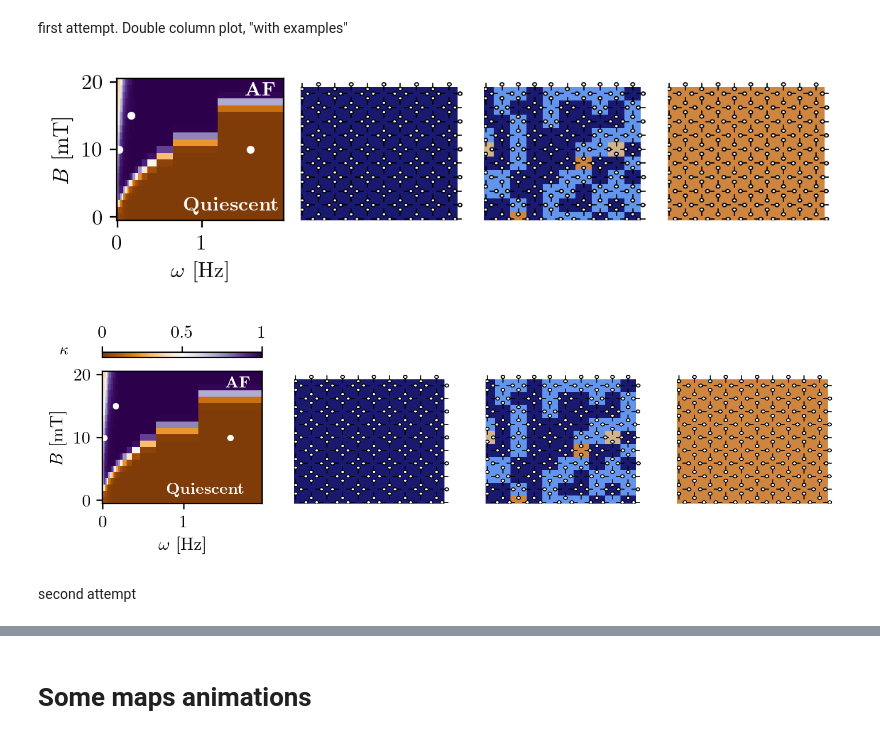
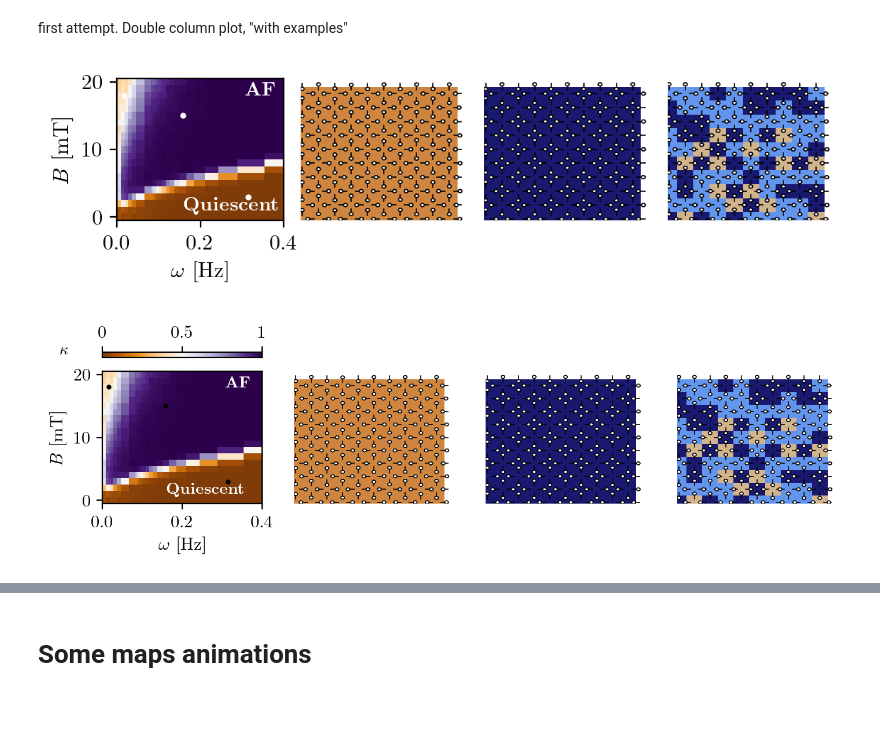
Before and after one commit to leogabac/frequencygs, a Jupyter notebook: src/notebooks/figure6.ipynb, the cells around one changed output, grey strips where cells are left out. Cells and saved outputs as stored; diff of their text form; code cells hidden in the pictures; blank space fills up the shorter version.

```diff
--- a/src/notebooks/figure6.ipynb
+++ b/src/notebooks/figure6.ipynb
@@ -45,8 +45,8 @@ plt.rcParams.update({
     'axes.labelsize':11,
 })
 # %%
-DRIVE = os.path.join(os.path.expanduser('~'),'shorui/projects')
-PROJECT = 'frequencygs/data/test11'
+DRIVE = os.path.join(os.path.expanduser('~'),'Documents/mnt/')
+PROJECT = 'frequencygs/repo/data/test11'
 SIZE = 10
 DATA_PATH = os.path.join(DRIVE,PROJECT,str(SIZE))
 DATA_PATH
@@ -107,7 +114,7 @@ fig.savefig("colorbar.pdf",dpi=300)
 [figure]
 # %%
 COL = 246/72
-fig = plt.figure(figsize=(COL,COL),dpi=100)
+fig = plt.figure(figsize=(COL,COL),dpi=200)
 gs = gridspec.GridSpec(2, 1, height_ratios=[0.01, 1], hspace=0.1)
 
 # Thin colorbar axes at the top
@@ -121,6 +128,7 @@ cmap = plt.get_cmap('PuOr')
 c = ax.pcolormesh(W, B, K, norm=norm, cmap=cmap, rasterized=True)
 ax.set_xlabel('$\\omega$ [Hz]', fontsize=11)
 ax.set_ylabel('$B$ [mT]', fontsize=11)
+ax.set_xlim(0,0.4)
 
 # Colorbar on top
 cbar = plt.colorbar(c, cax=cbax, orientation='horizontal')  # Orientation can be changed to horizontal if needed
@@ -137,9 +145,14 @@ x,y,w,h = (position.x0, position.y0, position.width, position.height)
 fig.text(x+0.65,y+0.7,'\\textbf{AF}', color='white')
 fig.text(x+0.5,y+0.05,'\\textbf{Quiescent}', color='white')
 
-times = [1,10,100]
+times = [5,10,100]
 omegas = np.pi/2/np.array(times)
-local_fields = [10,15,10]
+local_fields = [3,15,18]
+
+times = [5,10,100,100,100]
+omegas = np.pi/2/np.array(times)
+local_fields = [3,15,15,17,20]
+
 
 ax.plot(omegas,local_fields,'o',markersize=3, color='white')
 plt.show()
@@ -285,6 +298,11 @@ aspect_ratio = size[1]/size[0]
 # ===========================================================
 # Phase map
 # ===========================================================
+
+times = [5,10,100]
+omegas = np.pi/2/np.array(times)
+local_fields = [3,15,18]
+
 norm = plt.Normalize(0,1)
 cmap = plt.get_cmap('PuOr')
 
@@ -293,9 +311,8 @@ ax = fig.add_subplot(gs[0])
 c = ax.pcolormesh(W, B, K, norm=norm, cmap=cmap, rasterized=True)
 ax.set_xlabel('$\\omega$ [Hz]',fontsize=11)
 ax.set_ylabel('$B$ [mT]',fontsize=11)
-
-ax.plot(omegas,local_fields,'o',markersize=3, color='w')
-
+ax.set_xlim(0,0.4)
+ax.plot(omegas,local_fields,'o',markersize=2, color='w')
 
 position = ax.get_position()
 x,y,w,h = (position.x0, position.y0, position.width, position.height)
@@ -306,56 +323,39 @@ x,y,w,h = (position.x0, position.y0, position.width, position.height)
 # ===========================================================
 
 colors = [cmap(norm(i)) for i in [1,0.5,0]]
-
-times = [10,100,1]
-omegas = np.pi/2/np.array(times)
-local_fields = [15,10,10]
 
 for i,(ctime, cfield) in enumerate(zip(times,local_fields)):
 
     ax = fig.add_subplot(gs[i+1])
 
     filename = f"{ctime}s_{cfield}mT"
     trj = ice.trajectory(os.path.join(DATA_PATH,f'{filename}_trj.csv'))
     v = trj.get_vertices(os.path.join(DATA_PATH,f'{filename}_vrt.csv'))
     trj.load()
 
     frames = trj.frames
 
     last_trj = trj.trj.xs(frames[-1],level='frame')
     last_vrt = v.vertices.xs(frames[-1],level='frame')
     last_vrt = class_vrt(last_vrt)
 
     plot_vrtclass(last_vrt, ax = ax)
     plot_positions(last_trj, ax = ax, linewidth = 0.6,linecolor='k')
 
     #ax.axis("equal")
     ax.axis("off")
     ax.set_xlim(-3,303)
     ax.set_ylim(-3,303)
 
-    # dealing with the background boxes
-    #position = ax.get_position()
-    #x,y,w,h = (position.x0, position.y0, position.width, position.height)
-    #pad = 0.02
 
-    #rect = patches.Rectangle(
-        #(x - aspect_ratio*pad, y - pad),
-        #w + 2*aspect_ratio*pad*(-0.),
-        #h + 2*pad*(-0.),
-        #color=colors[i],
-        #alpha=1,
-        #transform=fig.transFigure,
-        #zorder=0
-    #)
-    #fig.add_artist(rect)
+
 
 fig.text(x+0.77*w,y+0.88*h,'\\textbf{AF}', color='white')
 fig.text(x+0.4*w,y+0.05,'\\textbf{Quiescent}', color='white')
 
 plt.show()
 # %% [output]
-[figure, old version]
+[figure, new version]
 # %%
 COL=510/72
 OFFSET=(510-444.728)/72
@@ -380,10 +380,16 @@ cmap = plt.get_cmap('PuOr')
 # ===========================================================
 ax = fig.add_subplot(gs[1,0])
 
+times = [5,10,100]
+omegas = np.pi/2/np.array(times)
+local_fields = [3,15,18]
+
 c = ax.pcolormesh(W, B, K, norm=norm, cmap=cmap, rasterized=True)
 ax.set_xlabel('$\\omega$ [Hz]',fontsize=11)
 ax.set_ylabel('$B$ [mT]',fontsize=11)
-ax.plot(omegas,local_fields,'o',markersize=3, color='w')
+ax.plot(omegas,local_fields,'o',markersize=2, color='k')
+ax.set_xlim(0,0.4)
+
 
 # Thin colorbar axes at the top
 cbax = fig.add_subplot(gs[0,0])
@@ -395,8 +401,6 @@ cbar.ax.set_xticks([0,0.5,1])
 cbar.ax.set_xticklabels([0,0.5,1])
 fig.text(0.08,0.87,'$\\kappa$')
 
-
-
 position = ax.get_position()
 x,y,w,h = (position.x0, position.y0, position.width, position.height)
 
@@ -406,9 +410,7 @@ x,y,w,h = (position.x0, position.y0, position.width, position.height)
 
 colors = [cmap(norm(i)) for i in [1,0.5,0]]
 
-times = [10,100,1]
-omegas = np.pi/2/np.array(times)
-local_fields = [15,10,10]
+
 
 for i,(ctime, cfield) in enumerate(zip(times,local_fields)):
 
@@ -440,7 +442,5 @@ fig.savefig('fig6.pdf',dpi=300, bbox_inches='tight')
 
 plt.show()
 # %% [output]
-[figure, old version]
+[figure, new version]
-# %% [markdown]
-second attempt
 # %%
```
Also changed, not shown: parts of 6 cells of this notebook, 4 other files.
